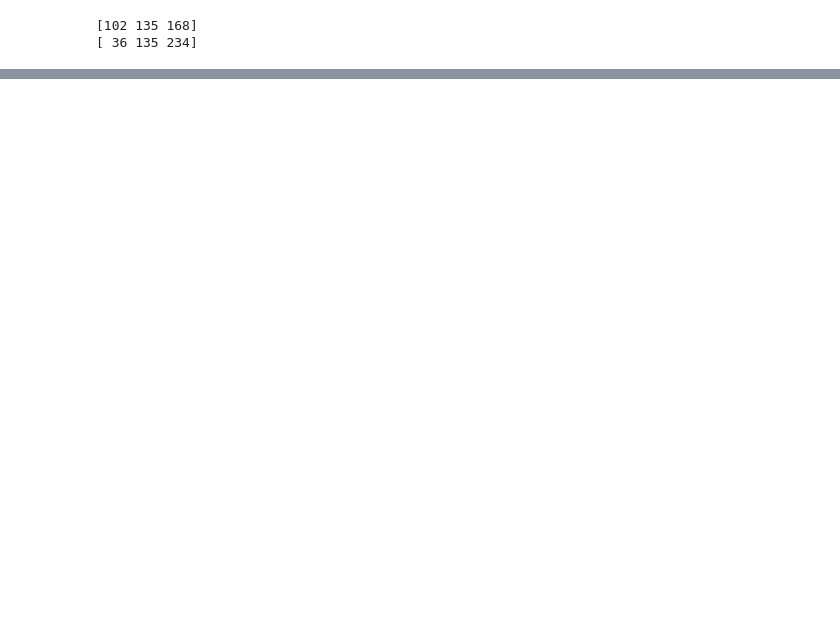
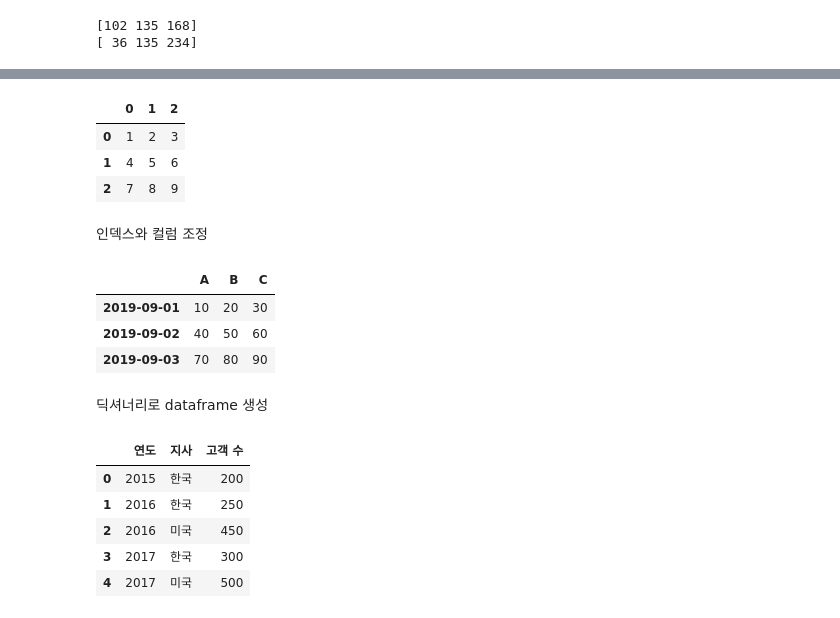
Before and after one commit to InryeolChoi/model_analysis, a Jupyter notebook: onboarding/240328.ipynb, the cells around one changed output, grey strips where cells are left out. Drawn from its saved outputs; the diff is of its cells as text; code cells hidden in the pictures; blank space fills up the shorter version.

```diff
--- a/onboarding/240328.ipynb
+++ b/onboarding/240328.ipynb
@@ -205,0 +573,37 @@ print(arr6.sum(axis=1))
+# %%
+DATA = np.array([i for i in range(1, 10)]).reshape(3,3)
+pd.DataFrame(DATA)
+# %% [output]
+|  | 0 | 1 | 2 |
+| 0 | 1 | 2 | 3 |
+| 1 | 4 | 5 | 6 |
+| 2 | 7 | 8 | 9 |
+# %% [markdown]
+인덱스와 컬럼 조정
+# %%
+data = np.array([i for i in range(10, 100, 10)]).reshape(3,3)
+column = [chr(i) for i in range(65, 68)]
+
+d1 = pd.to_datetime('2019-09-01').date()
+d2 = d1 + pd.Timedelta(days=2)
+pd.DataFrame(data, index=pd.date_range(start = d1, end = d2), columns=column)
+# %% [output]
+|  | A | B | C |
+| 2019-09-01 | 10 | 20 | 30 |
+| 2019-09-02 | 40 | 50 | 60 |
+| 2019-09-03 | 70 | 80 | 90 |
+# %% [markdown]
+딕셔너리로 dataframe 생성
+# %%
+dict = {'연도' : [2015, 2016, 2016, 2017, 2017],
+       '지사' : ['한국', '한국', '미국', '한국', '미국'],
+       '고객 수' : [200, 250, 450, 300, 500]}
+
+pd.DataFrame(dict)
+# %% [output]
+|  | 연도 | 지사 | 고객 수 |
+| 0 | 2015 | 한국 | 200 |
+| 1 | 2016 | 한국 | 250 |
+| 2 | 2016 | 미국 | 450 |
+| 3 | 2017 | 한국 | 300 |
+| 4 | 2017 | 미국 | 500 |
```
Also changed, not shown: parts of 67 cells of this notebook, 2 other files.
